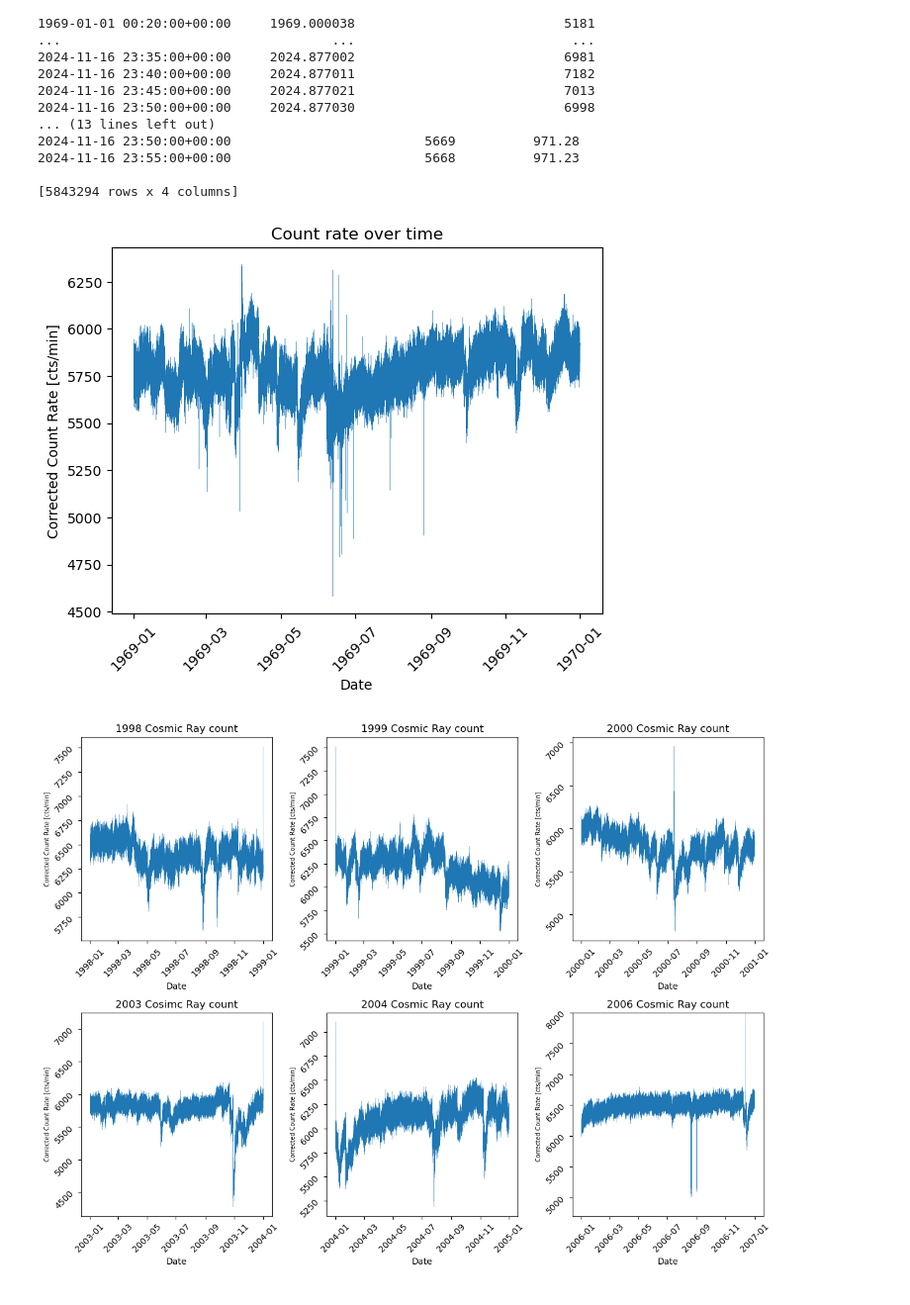
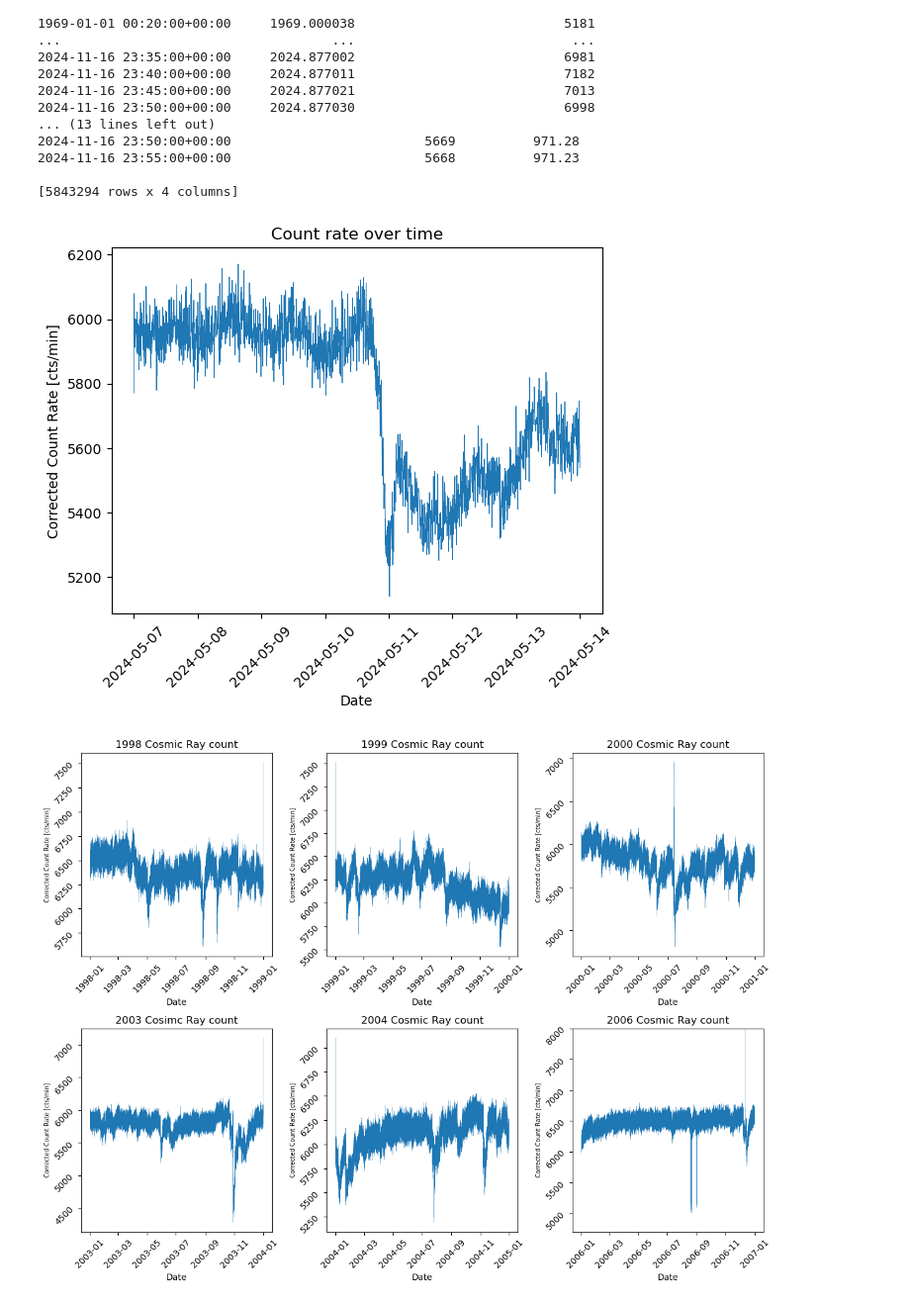
Before and after one commit to JamesGebala/High-energy-cosmic-rays-The-journey-from-supernovae-to-Earth, a Jupyter notebook: personal project plot.ipynb, the cells around one changed output. Shown: that part at 99% size. Cells and saved outputs as stored; diff of their text form; code cells hidden in the pictures.

```diff
--- a/personal project plot.ipynb
+++ b/personal project plot.ipynb
@@ -95,18 +80,18 @@ Timestamp
 
 [5843294 rows x 4 columns]
 # %%
-sp = '1969-01-01 00:00:00'
-ep = '1970-01-01 00:00:00'
+sp = '2024-05-07 00:00:00'
+ep = '2024-05-14 00:00:00'
 df_plot = data_1.loc[sp:ep]
 #replacing zero results with numpy not a number (nan) to clean data and get readable graphs
-plt.plot(df_plot.index, df_plot['CorrectedCountRate[cts/min]'].replace(0, np.nan),linewidth=0.2)
+plt.plot(df_plot.index, df_plot['CorrectedCountRate[cts/min]'].replace(0, np.nan),linewidth=0.5)
 plt.xlabel('Date')
 plt.xticks(rotation=45)
 plt.ylabel('Corrected Count Rate [cts/min]')
 plt.title('Count rate over time')
-plt.savefig('Count rate graph 1969-01-01 to 1970-01-01 5 minute intervals')
+plt.savefig('Count rate graph 2024-05-07 to 2024-05-14 5 minute intervals', bbox_inches="tight")
 # %% [output]
-[figure, old version]
+[figure, new version]
 # %%
 y=data_1['CorrectedCountRate[cts/min]'].replace(0, np.nan)
 # %%
```
Also changed, not shown: parts of 5 cells of this notebook.
